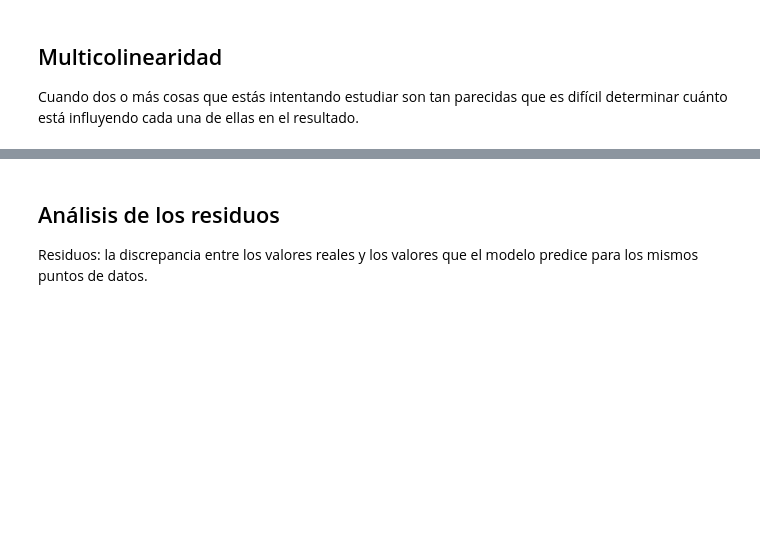
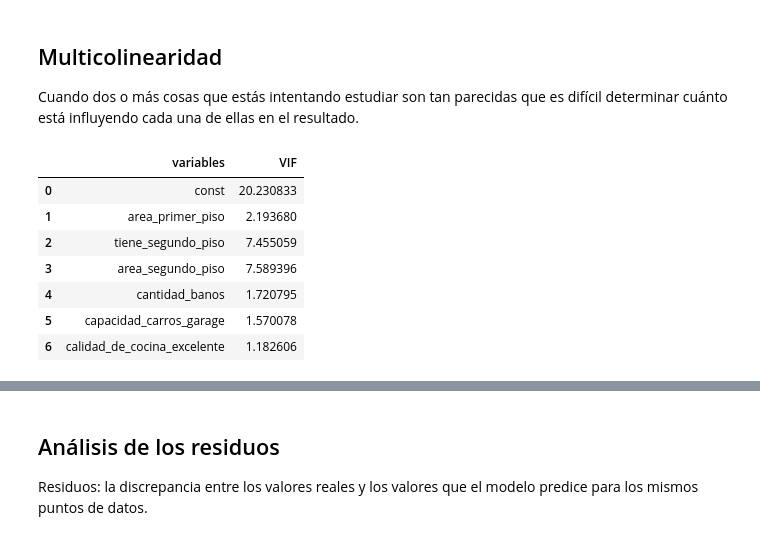
Before and after one commit to evs-11/Data-Science-Probando-Relaciones-Con-Regresion-Lineal, a Jupyter notebook: precios_de_inmuebles_regresion_lineal.ipynb, the cells around one changed output, grey strips where cells are left out. Cells and saved outputs as stored; diff of their text form; code cells hidden in the pictures; blank space fills up the shorter version.

```diff
--- a/precios_de_inmuebles_regresion_lineal.ipynb
+++ b/precios_de_inmuebles_regresion_lineal.ipynb
@@ -599,0 +597,23 @@ Cuando dos o más cosas que estás intentando estudiar son tan parecidas que es
+# %%
+# creamos variables explicativas de cada modelo
+explicativas_1 = ['const', 'area_primer_piso', 'tiene_segundo_piso', 'area_segundo_piso',
+                  'cantidad_banos', 'capacidad_carros_garage',
+                  'calidad_de_cocina_excelente']
+explicativas_2 = ['const', 'area_primer_piso', 'tiene_segundo_piso', 'cantidad_banos', 'capacidad_carros_garage',
+                  'calidad_de_cocina_excelente']
+explicativas_3 = ['const', 'area_primer_piso', 'tiene_segundo_piso', 'cantidad_banos', 'calidad_de_cocina_excelente']
+# %%
+# VIF 1 para el modelo1, que es un modelo saturado
+VIF_1 = pd.DataFrame()     # df vacio
+VIF_1['variables'] = explicativas_1               # creamos una columna variables y colocamos las explcativas1
+VIF_1['VIF'] = [VIF(X_train[explicativas_1],i) for i in range(len(explicativas_1))] # calculamos el vif para todas las variables
+VIF_1
+# %% [output]
+|  | variables | VIF |
+| 0 | const | 20.230833 |
+| 1 | area_primer_piso | 2.193680 |
+| 2 | tiene_segundo_piso | 7.455059 |
+| 3 | area_segundo_piso | 7.589396 |
+| 4 | cantidad_banos | 1.720795 |
+| 5 | capacidad_carros_garage | 1.570078 |
+| 6 | calidad_de_cocina_excelente | 1.182606 |
```
Also changed, not shown: parts of 11 cells of this notebook.
